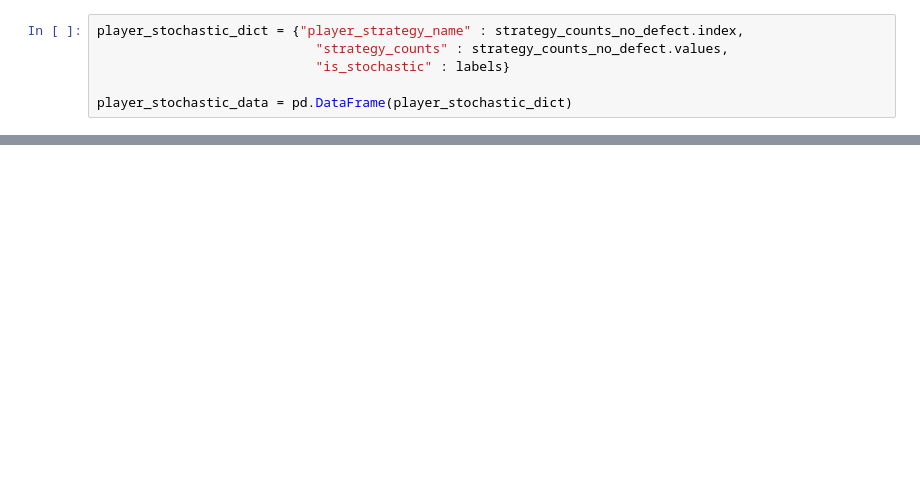
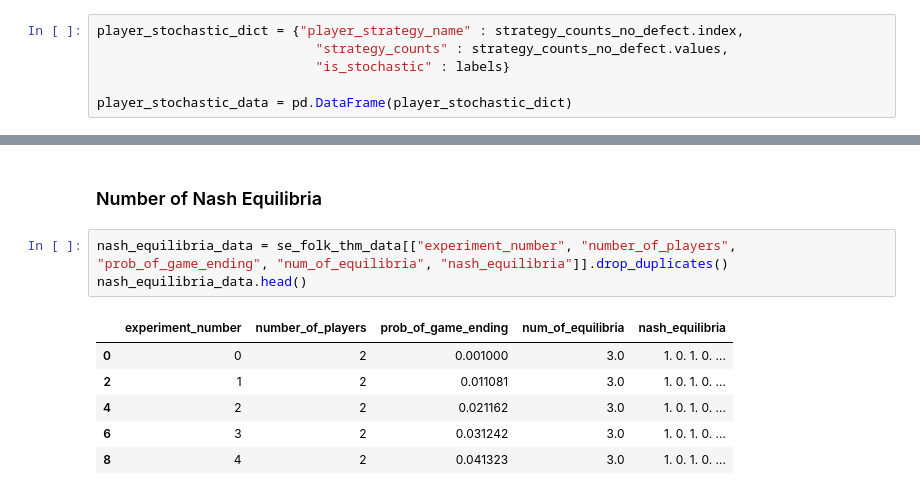
Before and after one commit to shapperzsm/final-project, a Jupyter notebook: src/analysing-the-data/initial-analysis.ipynb, the cells around one changed output, grey strips where cells are left out. Drawn from its saved outputs; the diff is of its cells as text; blank space fills up the shorter version.

```diff
--- a/src/analysing-the-data/initial-analysis.ipynb
+++ b/src/analysing-the-data/initial-analysis.ipynb
@@ -179,0 +136,12 @@ plt.show()
+# %% [markdown]
+### Number of Nash Equilibria
+# %%
+nash_equilibria_data = se_folk_thm_data[["experiment_number", "number_of_players", "prob_of_game_ending", "num_of_equilibria", "nash_equilibria"]].drop_duplicates()
+nash_equilibria_data.head()
+# %% [output]
+|  | experiment_number | number_of_players | prob_of_game_ending | num_of_equilibria | nash_equilibria |
+| 0 | 0 | 2 | 0.001000 | 3.0 | 1. 0. 1. 0. ... |
+| 2 | 1 | 2 | 0.011081 | 3.0 | 1. 0. 1. 0. ... |
+| 4 | 2 | 2 | 0.021162 | 3.0 | 1. 0. 1. 0. ... |
+| 6 | 3 | 2 | 0.031242 | 3.0 | 1. 0. 1. 0. ... |
+| 8 | 4 | 2 | 0.041323 | 3.0 | 1. 0. 1. 0. ... |
```
Also changed, not shown: parts of 20 cells of this notebook, 3 other files.
